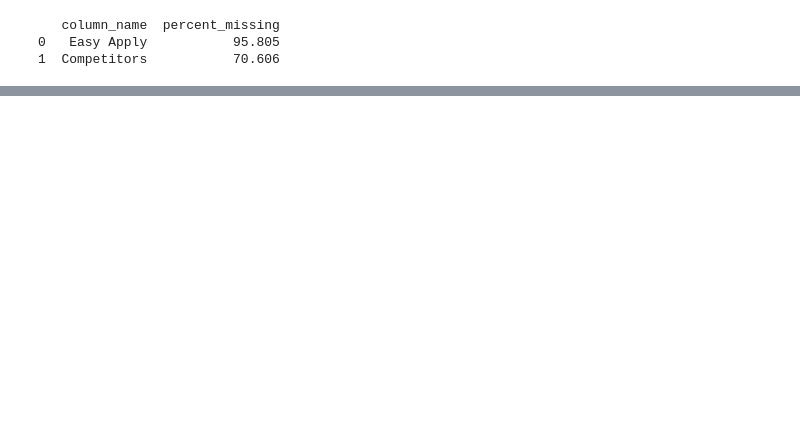
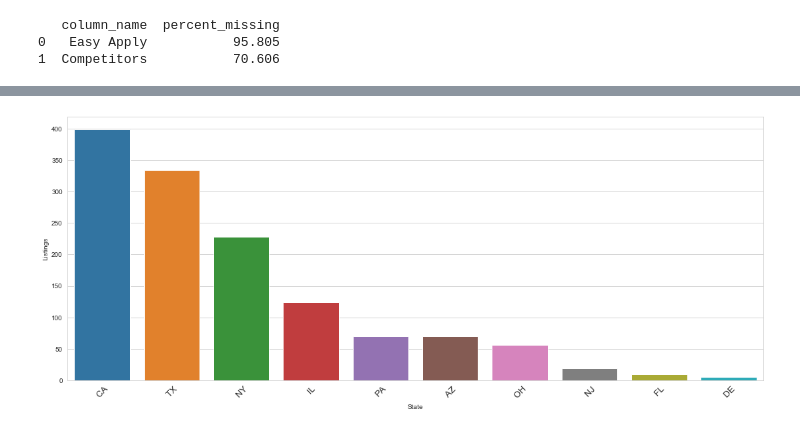
Before and after one commit to dianaionascu15/data-jobs-analysis, a Jupyter notebook: data-jobs-analysis.ipynb, the cells around one changed output, grey strips where cells are left out. Cells and saved outputs as stored; diff of their text form; code cells hidden in the pictures; blank space fills up the shorter version.

```diff
--- a/data-jobs-analysis.ipynb
+++ b/data-jobs-analysis.ipynb
@@ -120,5 +134,25 @@ del loc
 location_split = ds2['Location'].str.split(',', expand = True)
 ds2['city'], ds2['state'] = location_split[0], location_split[1]
+# %%
+print(ds2.state.value_counts())
+
+ds2 = ds2[(ds2.state != 'United Kingdom')]
+# %%
+## state
+state = ds2.state.value_counts()
+state_value_counts = pd.DataFrame({'state': state.index, 'count': state.values})
+
+dims = (18.7, 7.27)
+fig, ax = plt.subplots(figsize=dims)
+
+sns.barplot(x = state_value_counts['state'][0:10], y = state_value_counts['count'][0:10], data = state_value_counts)
+
+plt.xlabel('State');
+plt.ylabel('Listings');
+plt.xticks(rotation=45);
+plt.xticks(fontsize=13);
+# %% [output]
+[figure, added]
 # %%
 ## industry
 ind = ds2.Industry.value_counts()
```
Also changed, not shown: parts of 43 cells of this notebook.
